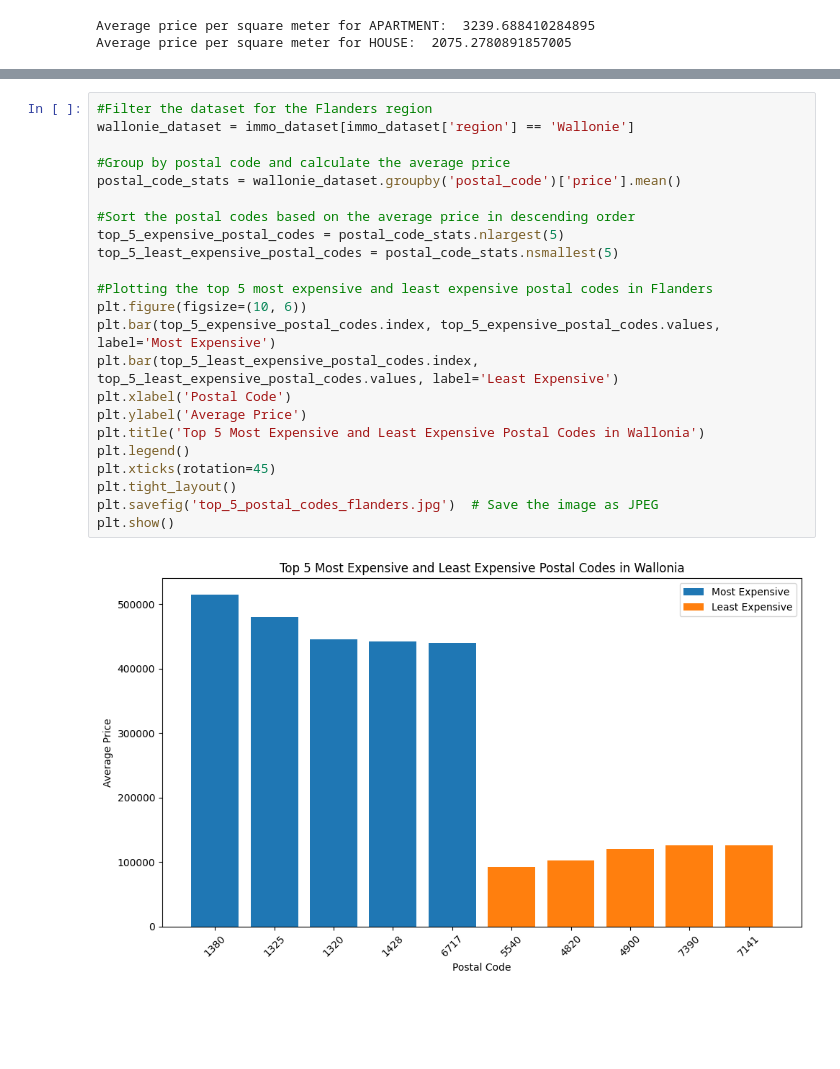
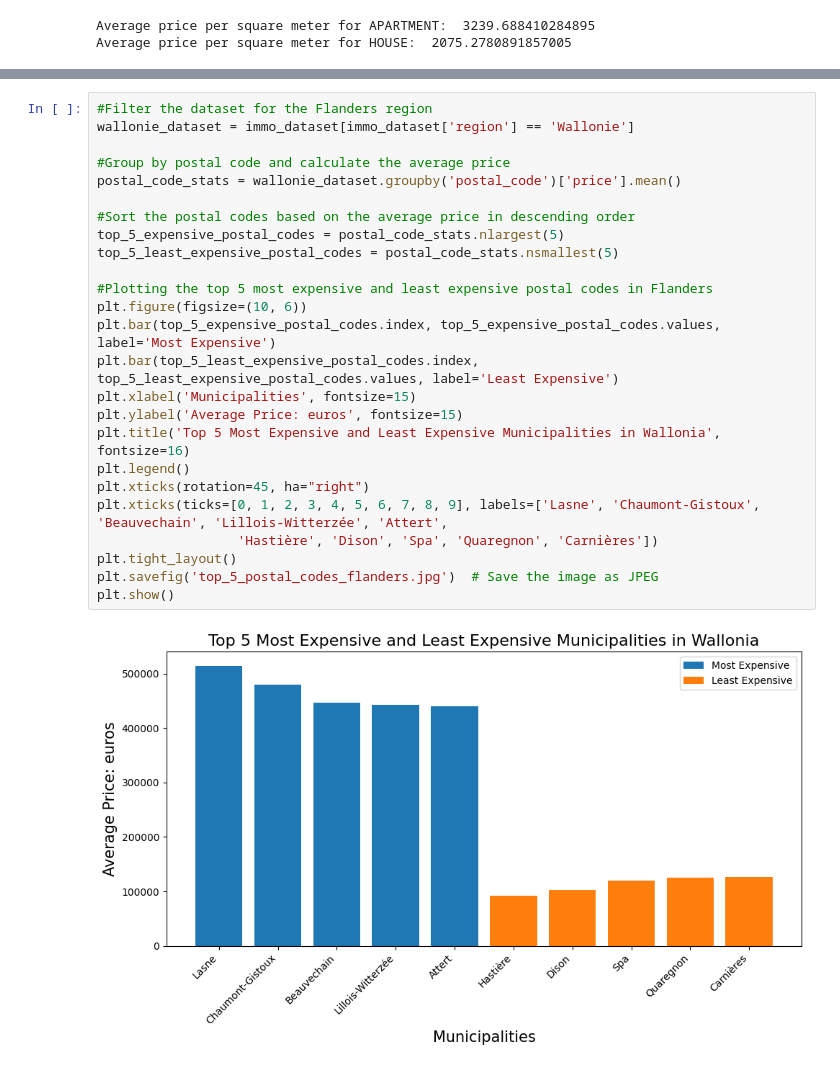
Before and after one commit to ChristosRaptis/challenge-data-analysis, a Jupyter notebook: data-analysis_complete_Yuliia.ipynb, the cells around one changed output, grey strips where cells are left out. Saved outputs shown, nothing was run; the diff lists cells and outputs as text; blank space fills up the shorter version.

```diff
--- a/data-analysis_complete_Yuliia.ipynb
+++ b/data-analysis_complete_Yuliia.ipynb
@@ -1428,28 +1415,30 @@ plt.show()
 # %%
 #Filter the dataset for the Flanders region
 wallonie_dataset = immo_dataset[immo_dataset['region'] == 'Wallonie']
 
 #Group by postal code and calculate the average price
 postal_code_stats = wallonie_dataset.groupby('postal_code')['price'].mean()
 
 #Sort the postal codes based on the average price in descending order
 top_5_expensive_postal_codes = postal_code_stats.nlargest(5)
 top_5_least_expensive_postal_codes = postal_code_stats.nsmallest(5)
 
 #Plotting the top 5 most expensive and least expensive postal codes in Flanders
 plt.figure(figsize=(10, 6))
 plt.bar(top_5_expensive_postal_codes.index, top_5_expensive_postal_codes.values, label='Most Expensive')
 plt.bar(top_5_least_expensive_postal_codes.index, top_5_least_expensive_postal_codes.values, label='Least Expensive')
-plt.xlabel('Postal Code')
-plt.ylabel('Average Price')
-plt.title('Top 5 Most Expensive and Least Expensive Postal Codes in Wallonia')
+plt.xlabel('Municipalities', fontsize=15)
+plt.ylabel('Average Price: euros', fontsize=15)
+plt.title('Top 5 Most Expensive and Least Expensive Municipalities in Wallonia', fontsize=16)
 plt.legend()
-plt.xticks(rotation=45)
+plt.xticks(rotation=45, ha="right")
+plt.xticks(ticks=[0, 1, 2, 3, 4, 5, 6, 7, 8, 9], labels=['Lasne', 'Chaumont-Gistoux', 'Beauvechain', 'Lillois-Witterzée', 'Attert',
+                  'Hastière', 'Dison', 'Spa', 'Quaregnon', 'Carnières'])
 plt.tight_layout()
 plt.savefig('top_5_postal_codes_flanders.jpg')  # Save the image as JPEG
 plt.show()
 # %% [output]
-[figure, old version]
+[figure, new version]
 # %%
 #Filter the dataset for the Flanders region
 flanders_dataset = immo_dataset[immo_dataset['region'] == 'Flanders']
```
Also changed, not shown: parts of 9 cells of this notebook.
